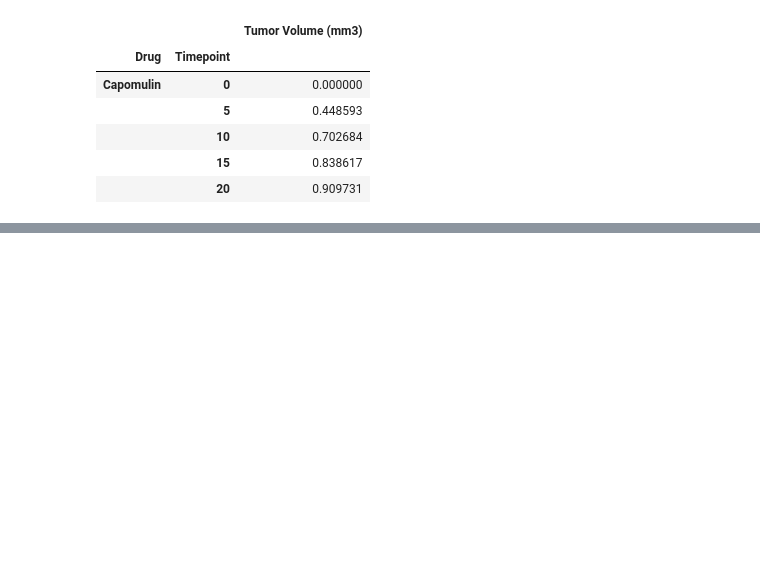
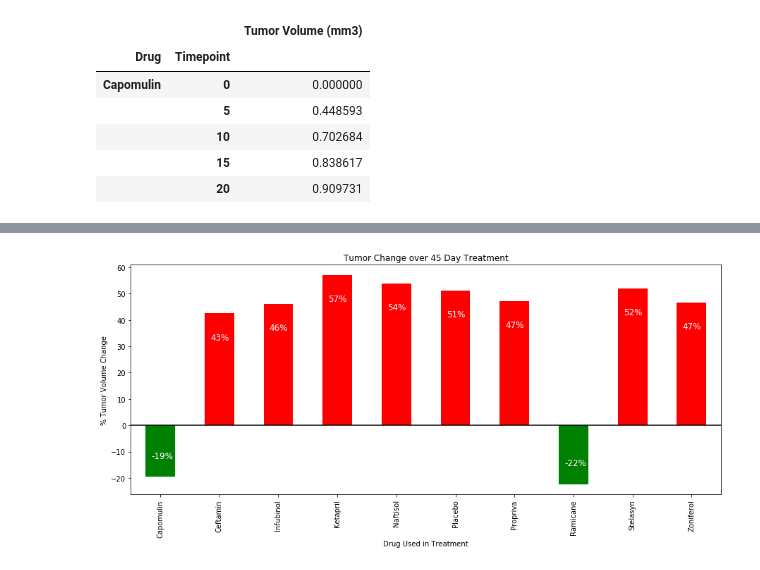
Before and after one commit to stewartmw/Week5-Matplotlib-MatthewStewart, a Jupyter notebook: Pymaceuticals.ipynb, the cells around one changed output, grey strips where cells are left out. Saved outputs shown, nothing was run; the diff lists cells and outputs as text; code cells hidden in the pictures; blank space fills up the shorter version.

```diff
--- a/Pymaceuticals.ipynb
+++ b/Pymaceuticals.ipynb
@@ -129,0 +290,12 @@ plt.show()
+# %%
+finalChangePercent = []
+for j in range(len(pyma_mean_df_unstack.columns)):
+    finalChangePercent.append(((pyma_mean_df_unstack.iloc[-1][j] - pyma_mean_df_unstack.iloc[0][j]) * 100) /
+                                pyma_mean_df_unstack.iloc[0][j])
+
+finalChangePercent_df = pd.DataFrame({
+    'Drug': pyma_mean_df_unstack.columns,
+    'Tumor Response (%)': finalChangePercent
+})
+
+finalChangePercent_df
@@ -129,0 +314,23 @@ plt.show()
+# %%
+ax = finalChangePercent_df.plot(kind = 'bar', color = [np.where(finalChangePercent_df['Tumor Response (%)'] < 0, 'g', 'r')],
+                                figsize = (15, 6), legend = False, title = 'Tumor Change over 45 Day Treatment')
+ax.set_xticklabels(finalChangePercent_df['Drug'])
+ax.set_xlabel('Drug Used in Treatment')
+ax.set_ylabel('% Tumor Volume Change')
+
+barLabels = ['{:.0%}'.format(label / 100) for label in finalChangePercent]
+
+for i in range(len(finalChangePercent)):
+    if finalChangePercent[i] >= 0:
+        ax.text(ax.patches[i].get_x() + .1, ax.patches[i].get_height()-10, barLabels[i],
+                fontsize = 12, color = 'white')
+    else:
+        ax.text(ax.patches[i].get_x() + .1, ax.patches[i].get_height()+7, barLabels[i],
+                fontsize = 12, color = 'white')
+
+plt.hlines(0, -1, len(finalChangePercent_df['Drug']) + 1)
+
+plt.savefig('Images/TumorChangePercent.png')
+plt.show()
+# %% [output]
+[figure, added]
```
Also changed, not shown: parts of 19 cells of this notebook, 4 other files.
